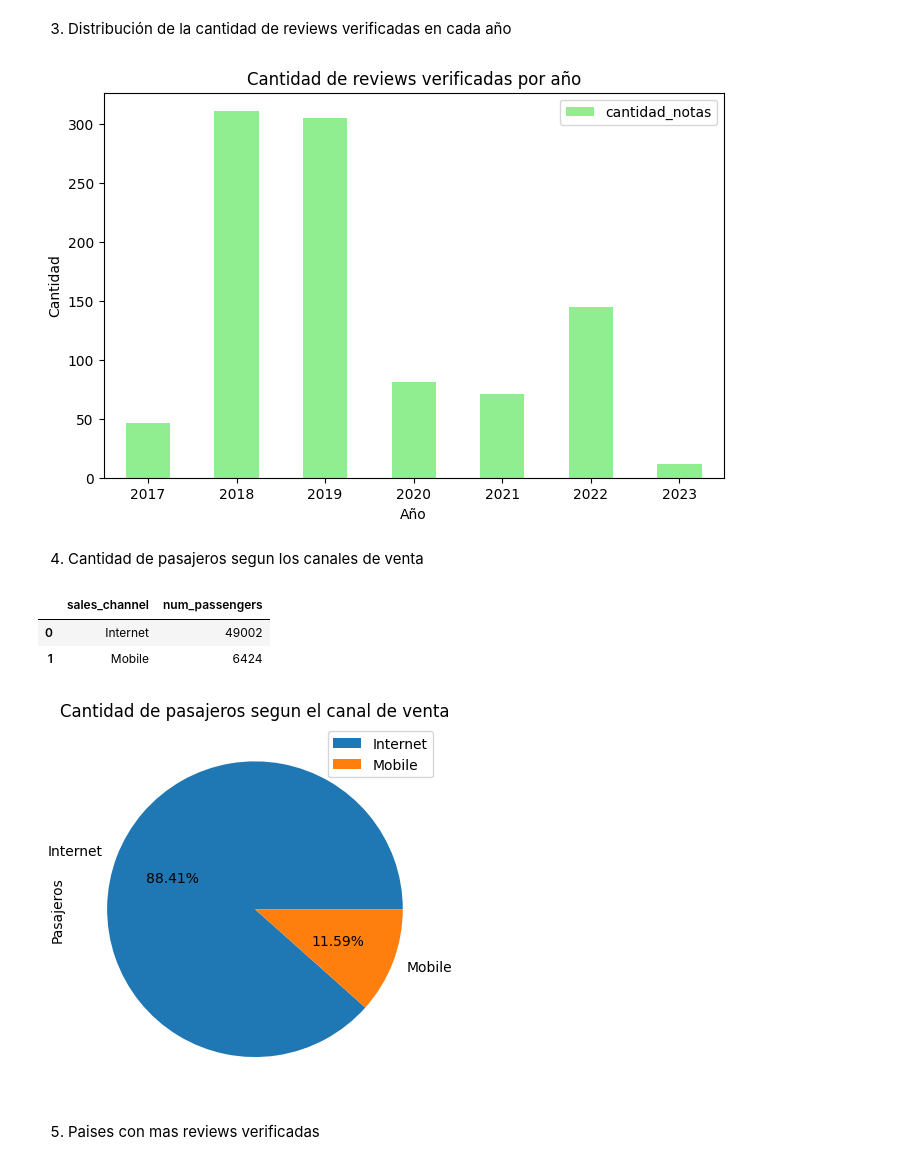
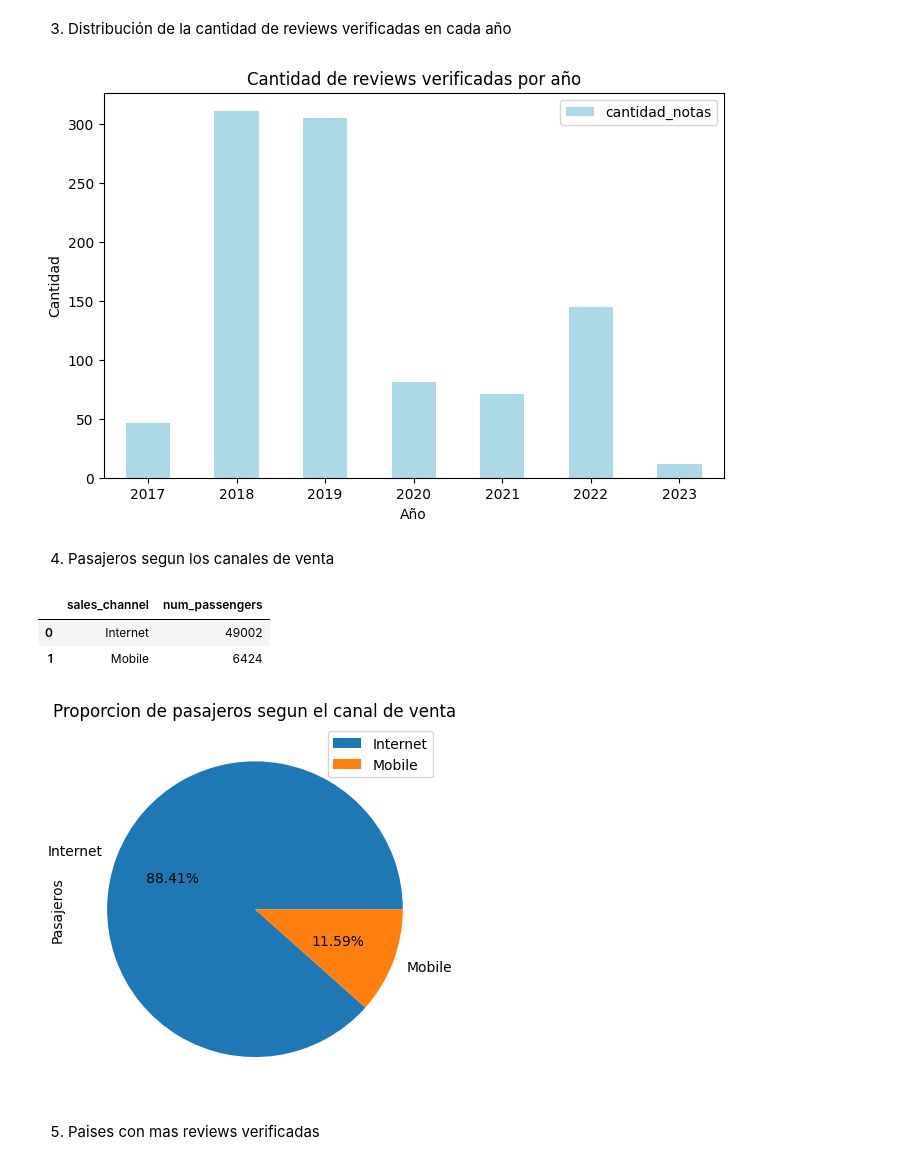
Before and after one commit to agalarza768/TP1-Orga_de_datos, a Jupyter notebook: TP_Orga.ipynb, the cells around one changed output. Saved outputs shown, nothing was run; the diff lists cells and outputs as text; code cells hidden in the pictures.

```diff
--- a/TP_Orga.ipynb
+++ b/TP_Orga.ipynb
@@ -338,15 +372,15 @@ NameError: name 'reviews_info' is not defined
 # %% [markdown]
 3) Distribución de la cantidad de reviews verificadas en cada año
 # %%
-reviews_info.plot.bar(x='año', y='cantidad_notas',figsize=(8,5), color='lightgreen', rot=0)
+reviews_info.plot.bar(x='año', y='cantidad_notas',figsize=(8,5), color='lightblue', rot=0)
 plt.title('Cantidad de reviews verificadas por año')
 plt.xlabel('Año')
 plt.ylabel('Cantidad')
 plt.show()
 # %% [output]
-[figure, old version]
+[figure, new version]
 # %% [markdown]
-4) Cantidad de pasajeros segun los canales de venta
+4) Pasajeros segun los canales de venta
 # %%
 airways_info = airways_data.groupby('sales_channel')['num_passengers'].sum().to_frame().reset_index()
 airways_info
@@ -357,11 +391,11 @@ airways_info
 # %%
 airways_info = airways_data.groupby('sales_channel')['num_passengers'].sum().to_frame()
 airways_info.plot(kind='pie', y='num_passengers', autopct='%1.2f%%')
-plt.title('Cantidad de pasajeros segun el canal de venta')
+plt.title('Proporcion de pasajeros segun el canal de venta')
 plt.ylabel('Pasajeros')
 plt.show()
 # %% [output]
-[figure, old version]
+[figure, new version]
 # %% [markdown]
 5) Paises con mas reviews verificadas
 # %%
```
Also changed, not shown: parts of 41 cells of this notebook.
